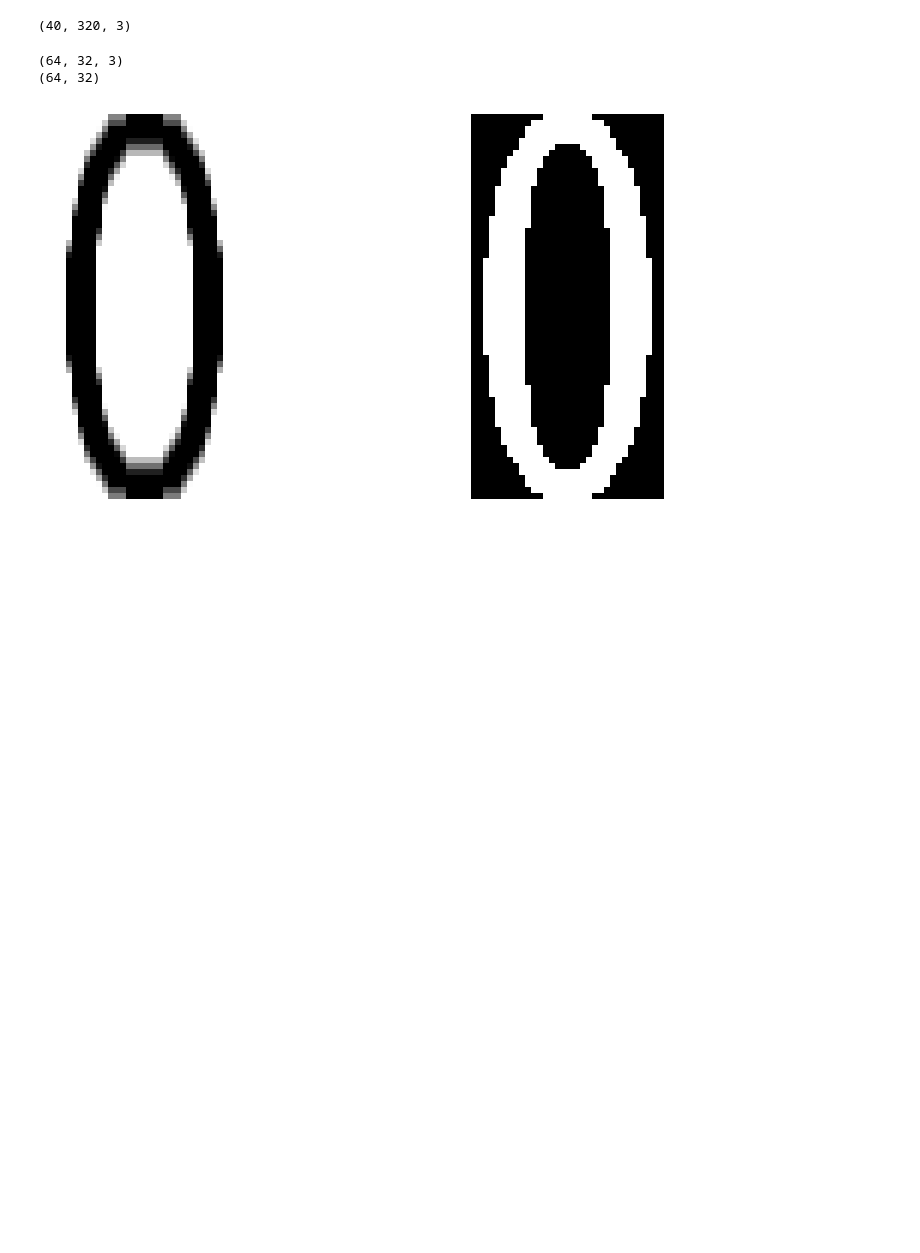
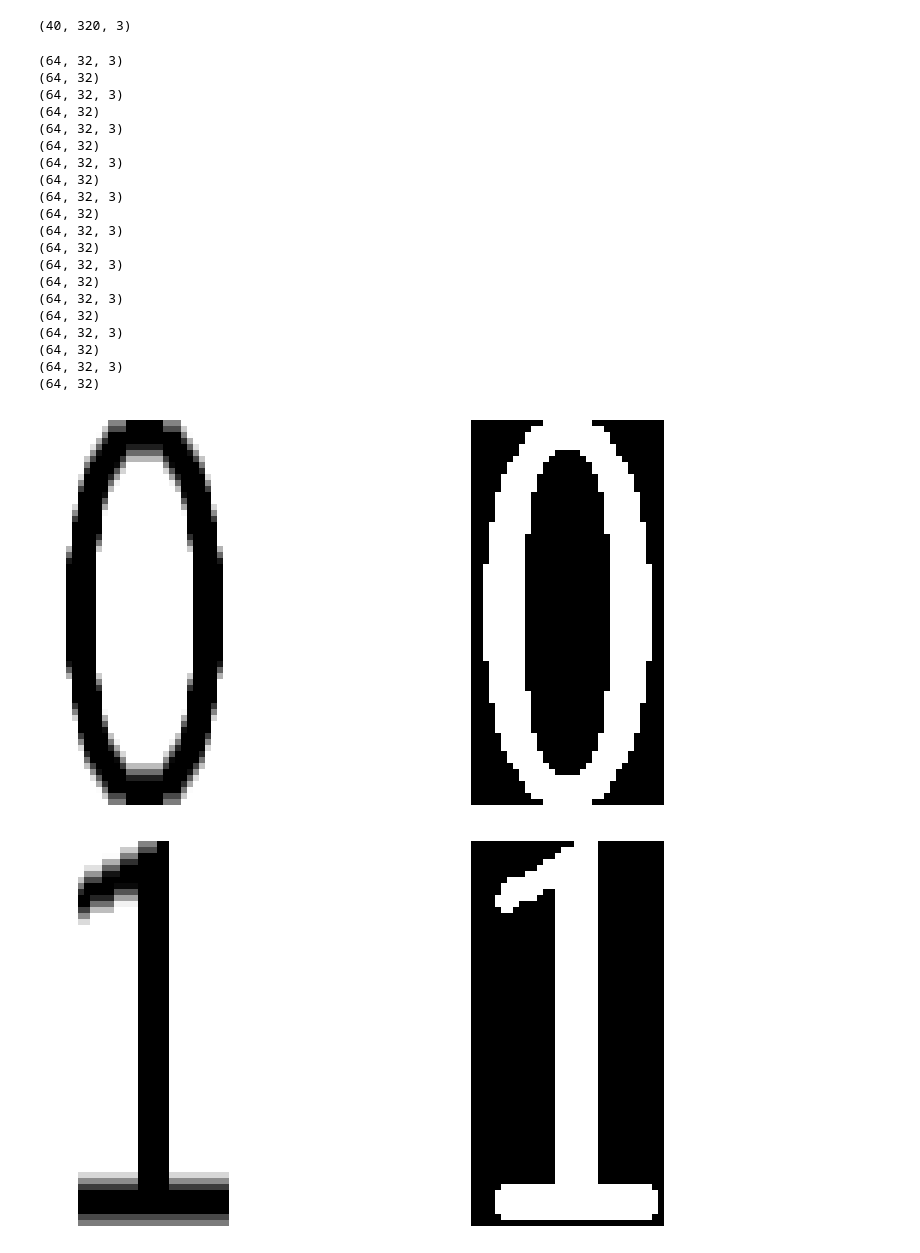
Before and after one commit to mgoetze06/dartdashboard, a Jupyter notebook: esp_display/webserver_2displays_newfont/font_convert.ipynb, the cells around one changed output. Saved outputs shown, nothing was run; the diff lists cells and outputs as text; code cells hidden in the pictures; blank space fills up the shorter version.

```diff
--- a/esp_display/webserver_2displays_newfont/font_convert.ipynb
+++ b/esp_display/webserver_2displays_newfont/font_convert.ipynb
@@ -28,17 +28,39 @@ print(img.shape)
 # %% [output]
 (40, 320, 3)
 # %%
-img2 = img[0:39,0:32,:]
-img2 = cv2.resize(img2,(32,64))
-im_gray = cv2.cvtColor(img2,cv2.COLOR_BGR2GRAY)
-img3 = morphology.binary_erosion(im_gray)
-img3 = util.invert(img3)
-img3 = exposure.rescale_intensity(img3, in_range=(0, 1), out_range=(0,1))
-#img3 = morphology.binary_erosion(img3)
-show_images([img2,img3])
-print(img2.shape)
-print(img3.shape)
+imglist = []
+for i in range(10):
+    img2 = img[0:39,(32*i):(32*(i+1)),:]
+    img2 = cv2.resize(img2,(32,64))
+    im_gray = cv2.cvtColor(img2,cv2.COLOR_BGR2GRAY)
+    img3 = morphology.binary_erosion(im_gray)
+    img3 = util.invert(img3)
+    img3 = exposure.rescale_intensity(img3, in_range=(0, 1), out_range=(0,1))
+    #img3 = morphology.binary_erosion(img3)
+    show_images([img2,img3])
+    print(img2.shape)
+    print(img3.shape)
+    imglist.append(img3)
 # %% [output]
 (64, 32, 3)
 (64, 32)
+(64, 32, 3)
+(64, 32)
+(64, 32, 3)
+(64, 32)
+(64, 32, 3)
+(64, 32)
+(64, 32, 3)
+(64, 32)
+(64, 32, 3)
+(64, 32)
+(64, 32, 3)
+(64, 32)
+(64, 32, 3)
+(64, 32)
+(64, 32, 3)
+(64, 32)
+(64, 32, 3)
+(64, 32)
 [figure]
+[figure, added]
```
Also changed, not shown: parts of 9 cells of this notebook, 1 other file.
